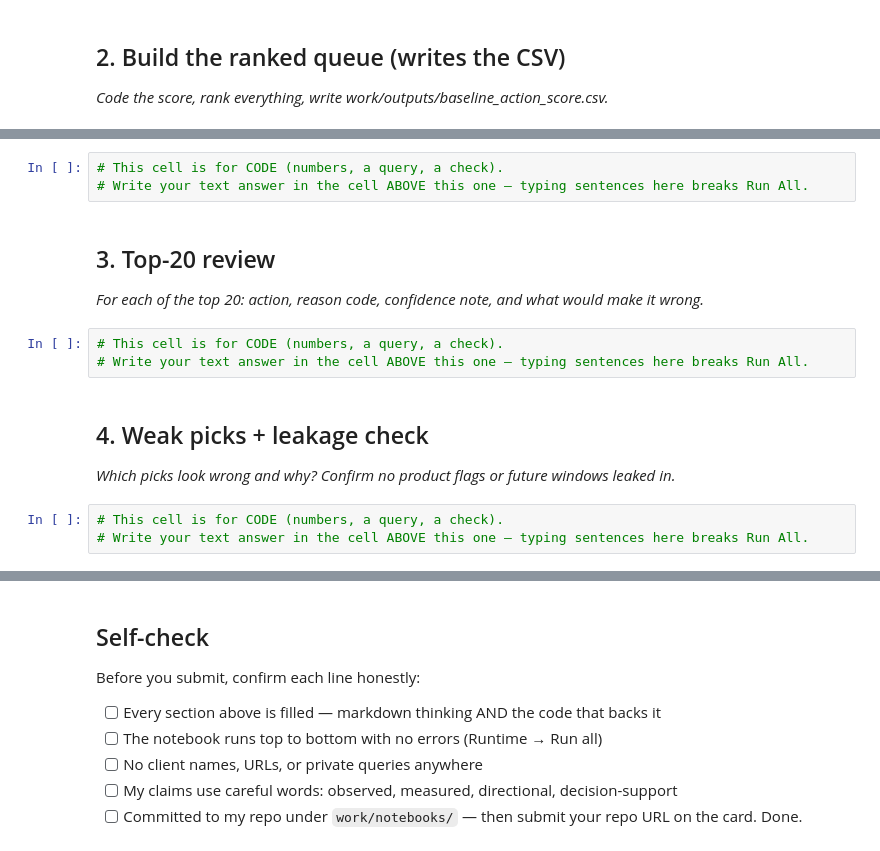
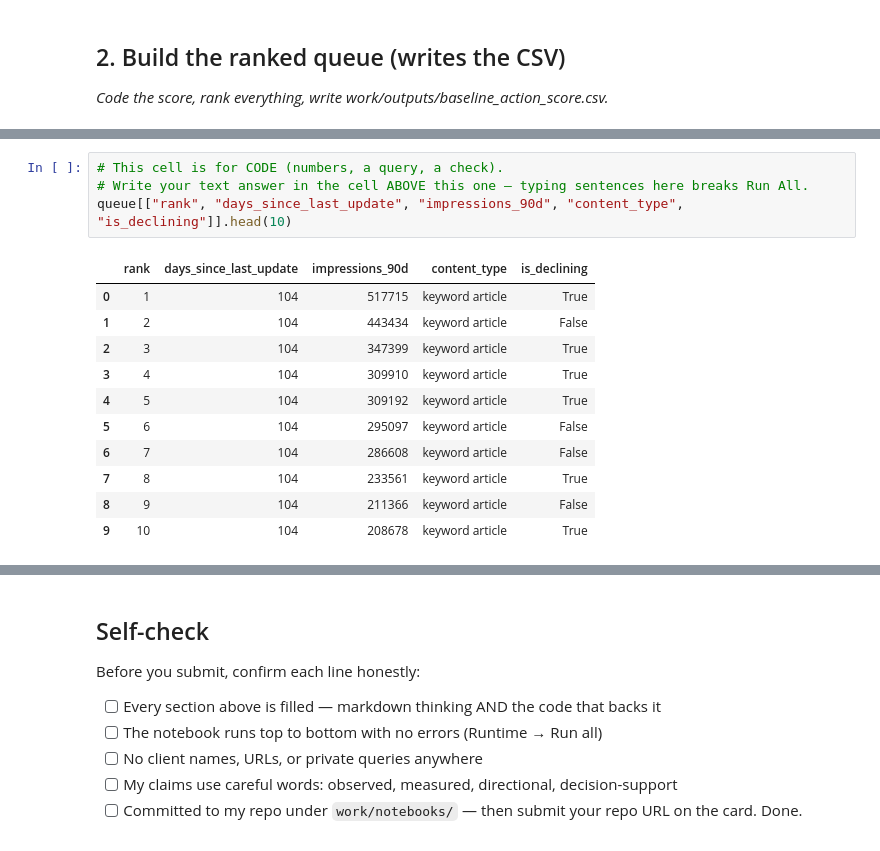
Before and after one commit to Andrew417/flyrank-ml-internship-starter, a Jupyter notebook: work/notebooks/w04_baseline_score.ipynb, the cells around one changed output, grey strips where cells are left out. Drawn from its saved outputs; the diff is of its cells as text.

```diff
--- a/work/notebooks/w04_baseline_score.ipynb
+++ b/work/notebooks/w04_baseline_score.ipynb
@@ -20,17 +206,16 @@ This skeleton is yours to fill. Work the sections **in order** — each one has
 # %%
 # This cell is for CODE (numbers, a query, a check).
 # Write your text answer in the cell ABOVE this one — typing sentences here breaks Run All.
+queue[["rank", "days_since_last_update", "impressions_90d", "content_type", "is_declining"]].head(10)
+# %% [output]
+|  | rank | days_since_last_update | impressions_90d | content_type | is_declining |
+| 0 | 1 | 104 | 517715 | keyword article | True |
+| 1 | 2 | 104 | 443434 | keyword article | False |
+| 2 | 3 | 104 | 347399 | keyword article | True |
+| 3 | 4 | 104 | 309910 | keyword article | True |
+| 4 | 5 | 104 | 309192 | keyword article | True |
+| 5 | 6 | 104 | 295097 | keyword article | False |
+| 6 | 7 | 104 | 286608 | keyword article | False |
+| 7 | 8 | 104 | 233561 | keyword article | True |
+| 8 | 9 | 104 | 211366 | keyword article | False |
+| 9 | 10 | 104 | 208678 | keyword article | True |
-# %% [markdown]
-## 3. Top-20 review
-
-*For each of the top 20: action, reason code, confidence note, and what would make it wrong.*
-# %%
-# This cell is for CODE (numbers, a query, a check).
-# Write your text answer in the cell ABOVE this one — typing sentences here breaks Run All.
-# %% [markdown]
-## 4. Weak picks + leakage check
-
-*Which picks look wrong and why? Confirm no product flags or future windows leaked in.*
-# %%
-# This cell is for CODE (numbers, a query, a check).
-# Write your text answer in the cell ABOVE this one — typing sentences here breaks Run All.
```
Also changed, not shown: parts of 15 cells of this notebook, 1 other file.
